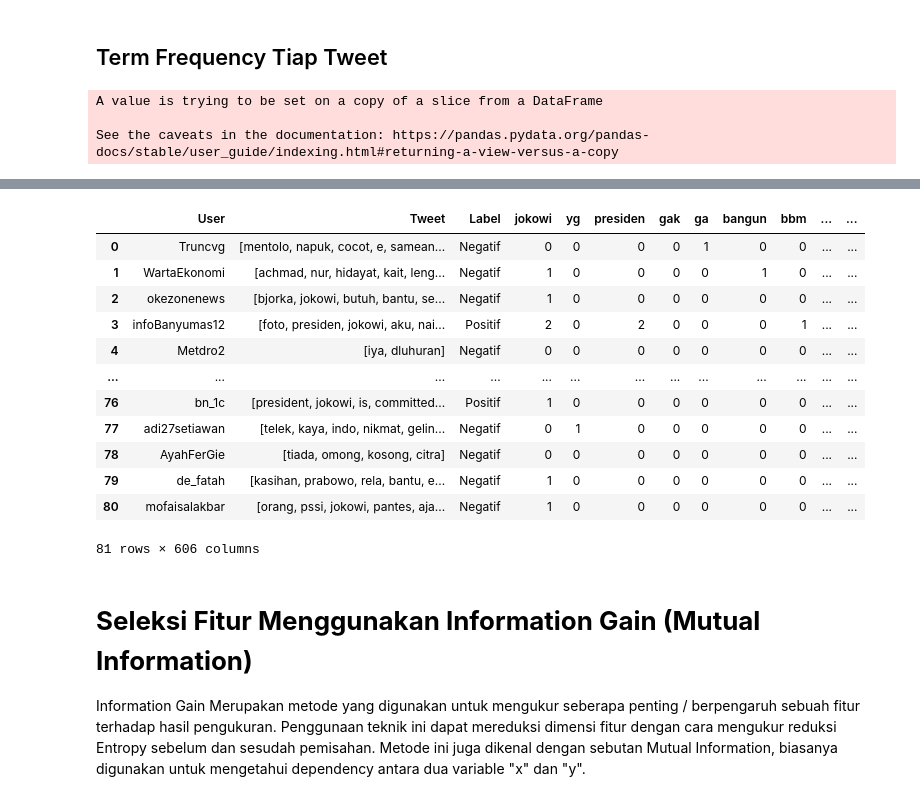
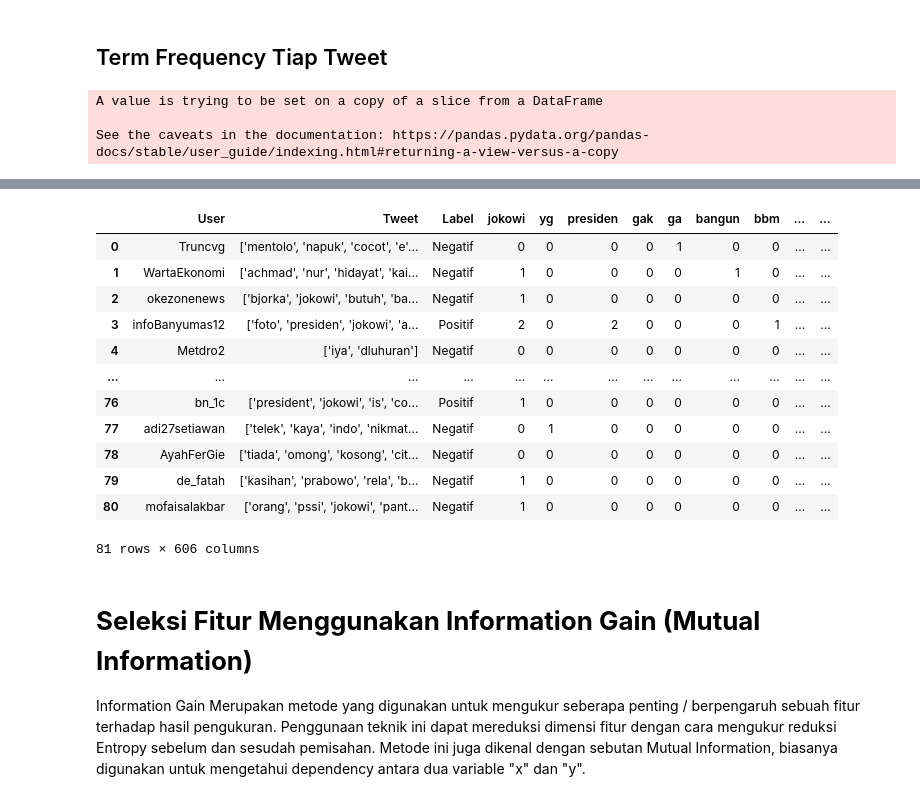
Before and after one commit to smilesense/Web-Mining, a Jupyter notebook: _sources/notebooks.ipynb, the cells around one changed output, grey strips where cells are left out. Cells and saved outputs as stored; diff of their text form; code cells hidden in the pictures.

```diff
--- a/_sources/notebooks.ipynb
+++ b/_sources/notebooks.ipynb
@@ -301,9 +301,11 @@ print(hasil_hitung)
 # %% [markdown]
 ## Term Frequency Tiap Tweet
 # %%
+from google.colab import data_table
+data_table.enable_dataframe_formatter()
 def terms(dataframe):
-  # pd.options.mode.chained_assignment = None
-  # pd.options.display.max_colwidth = None
+  pd.options.mode.chained_assignment = None
+  pd.options.display.max_colwidth = None
   # pd.options.display.max_columns = None
   # pd.options.display.max_rows = None
 
@@ -324,10 +326,11 @@ def terms(dataframe):
         df3['%s'%(fitur)][inter] = jumlah
         a+=1
   df3.to_csv(r'my_data.csv', index=False)
-  return df3
 
 
 terms(df2)
+df4 = pd.read_csv('my_data.csv')
+df4
 # %% [output]
 A value is trying to be set on a copy of a slice from a DataFrame
 
@@ -335,16 +339,16 @@ See the caveats in the documentation: https://pandas.pydata.org/pandas-docs/stab
 |  | User | Tweet | Label | jokowi | yg | presiden | gak | ga | bangun | bbm | ... | ... |
-| 0 | Truncvg | [mentolo, napuk, cocot, e, samean... | Negatif | 0 | 0 | 0 | 0 | 1 | 0 | 0 | ... | ... |
-| 1 | WartaEkonomi | [achmad, nur, hidayat, kait, leng... | Negatif | 1 | 0 | 0 | 0 | 0 | 1 | 0 | ... | ... |
-| 2 | okezonenews | [bjorka, jokowi, butuh, bantu, se... | Negatif | 1 | 0 | 0 | 0 | 0 | 0 | 0 | ... | ... |
-| 3 | infoBanyumas12 | [foto, presiden, jokowi, aku, nai... | Positif | 2 | 0 | 2 | 0 | 0 | 0 | 1 | ... | ... |
-| 4 | Metdro2 | [iya, dluhuran] | Negatif | 0 | 0 | 0 | 0 | 0 | 0 | 0 | ... | ... |
+| 0 | Truncvg | ['mentolo', 'napuk', 'cocot', 'e'... | Negatif | 0 | 0 | 0 | 0 | 1 | 0 | 0 | ... | ... |
+| 1 | WartaEkonomi | ['achmad', 'nur', 'hidayat', 'kai... | Negatif | 1 | 0 | 0 | 0 | 0 | 1 | 0 | ... | ... |
+| 2 | okezonenews | ['bjorka', 'jokowi', 'butuh', 'ba... | Negatif | 1 | 0 | 0 | 0 | 0 | 0 | 0 | ... | ... |
+| 3 | infoBanyumas12 | ['foto', 'presiden', 'jokowi', 'a... | Positif | 2 | 0 | 2 | 0 | 0 | 0 | 1 | ... | ... |
+| 4 | Metdro2 | ['iya', 'dluhuran'] | Negatif | 0 | 0 | 0 | 0 | 0 | 0 | 0 | ... | ... |
 | ... | ... | ... | ... | ... | ... | ... | ... | ... | ... | ... | ... | ... |
-| 76 | bn_1c | [president, jokowi, is, committed... | Positif | 1 | 0 | 0 | 0 | 0 | 0 | 0 | ... | ... |
-| 77 | adi27setiawan | [telek, kaya, indo, nikmat, gelin... | Negatif | 0 | 1 | 0 | 0 | 0 | 0 | 0 | ... | ... |
-| 78 | AyahFerGie | [tiada, omong, kosong, citra] | Negatif | 0 | 0 | 0 | 0 | 0 | 0 | 0 | ... | ... |
-| 79 | de_fatah | [kasihan, prabowo, rela, bantu, e... | Negatif | 1 | 0 | 0 | 0 | 0 | 0 | 0 | ... | ... |
-| 80 | mofaisalakbar | [orang, pssi, jokowi, pantes, aja... | Negatif | 1 | 0 | 0 | 0 | 0 | 0 | 0 | ... | ... |
+| 76 | bn_1c | ['president', 'jokowi', 'is', 'co... | Positif | 1 | 0 | 0 | 0 | 0 | 0 | 0 | ... | ... |
+| 77 | adi27setiawan | ['telek', 'kaya', 'indo', 'nikmat... | Negatif | 0 | 1 | 0 | 0 | 0 | 0 | 0 | ... | ... |
+| 78 | AyahFerGie | ['tiada', 'omong', 'kosong', 'cit... | Negatif | 0 | 0 | 0 | 0 | 0 | 0 | 0 | ... | ... |
+| 79 | de_fatah | ['kasihan', 'prabowo', 'rela', 'b... | Negatif | 1 | 0 | 0 | 0 | 0 | 0 | 0 | ... | ... |
+| 80 | mofaisalakbar | ['orang', 'pssi', 'jokowi', 'pant... | Negatif | 1 | 0 | 0 | 0 | 0 | 0 | 0 | ... | ... |
-81 rows × 606 columns
+81 rows × 606 columns
 # %% [markdown]
 # **Seleksi Fitur Menggunakan Information Gain (Mutual Information)**
 
```
Also changed, not shown: parts of 2 cells of this notebook, 4 other files.
